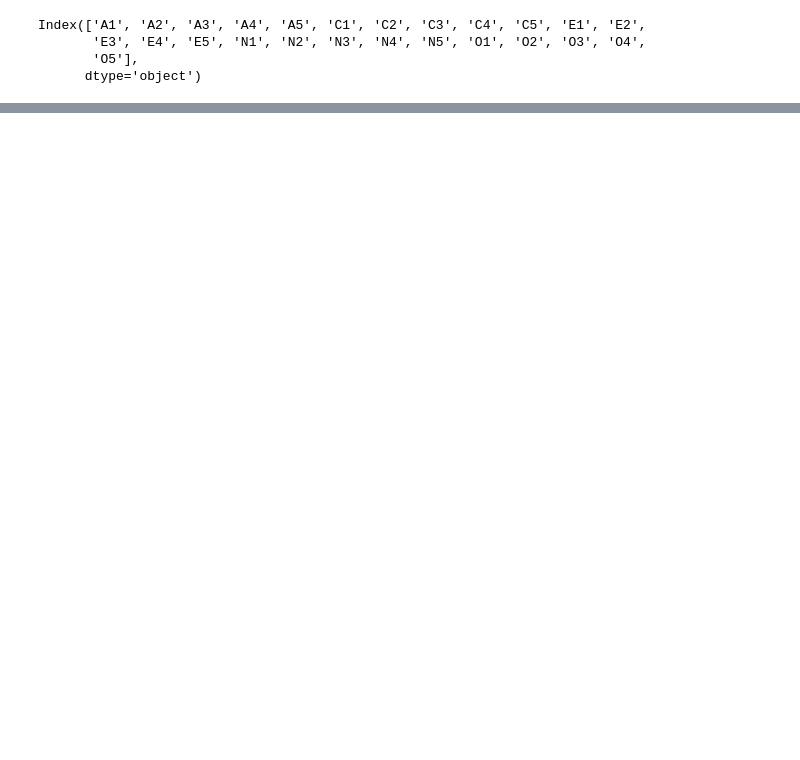
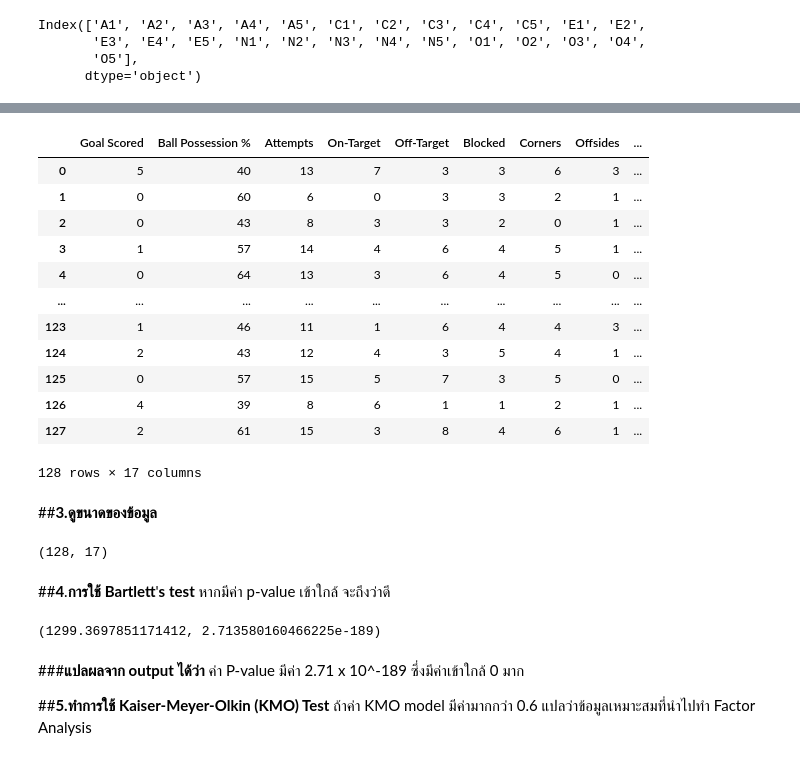
Before and after one commit to siriwat-heart/Multivariate, a Jupyter notebook: Chapter_5_Factor_Analysis.ipynb, the cells around one changed output, grey strips where cells are left out. Drawn from its saved outputs; the diff is of its cells as text; code cells hidden in the pictures; blank space fills up the shorter version.

```diff
--- a/Chapter_5_Factor_Analysis.ipynb
+++ b/Chapter_5_Factor_Analysis.ipynb
@@ -246,0 +271,40 @@ https://drive.google.com/file/d/1UORRKWMb8GCN455eJE_n9MvBHupnSVwv/view?usp=shari
+# %%
+sph_drop = sph3.iloc[:,3:20]
+sph_drop
+# %% [output]
+|  | Goal Scored | Ball Possession % | Attempts | On-Target | Off-Target | Blocked | Corners | Offsides | ... |
+| 0 | 5 | 40 | 13 | 7 | 3 | 3 | 6 | 3 | ... |
+| 1 | 0 | 60 | 6 | 0 | 3 | 3 | 2 | 1 | ... |
+| 2 | 0 | 43 | 8 | 3 | 3 | 2 | 0 | 1 | ... |
+| 3 | 1 | 57 | 14 | 4 | 6 | 4 | 5 | 1 | ... |
+| 4 | 0 | 64 | 13 | 3 | 6 | 4 | 5 | 0 | ... |
+| ... | ... | ... | ... | ... | ... | ... | ... | ... | ... |
+| 123 | 1 | 46 | 11 | 1 | 6 | 4 | 4 | 3 | ... |
+| 124 | 2 | 43 | 12 | 4 | 3 | 5 | 4 | 1 | ... |
+| 125 | 0 | 57 | 15 | 5 | 7 | 3 | 5 | 0 | ... |
+| 126 | 4 | 39 | 8 | 6 | 1 | 1 | 2 | 1 | ... |
+| 127 | 2 | 61 | 15 | 3 | 8 | 4 | 6 | 1 | ... |
+128 rows × 17 columns
+# %% [markdown]
+##**3.ดูขนาดของข้อมูล**
+# %%
+sph_drop.shape
+# %% [output]
+(128, 17)
+# %% [markdown]
+##**4**.**การใช้** **Bartlett**'**s** **test**
+หากมีค่า p-value เข้าใกล้ จะถึงว่าดี
+# %%
+from factor_analyzer.factor_analyzer import calculate_bartlett_sphericity
+
+chi_square_value,p_value = calculate_bartlett_sphericity(sph_drop)
+
+chi_square_value, p_value
+# %% [output]
+(1299.3697851171412, 2.713580160466225e-189)
+# %% [markdown]
+###**แปลผลจาก output ได้ว่า**
+ค่า P-value มีค่า 2.71 x 10^-189 ซึ่งมีค่าเข้าใกล้ 0 มาก
+
+##**5.ทำการใช้ Kaiser-Meyer-Olkin (KMO) Test**
+ถ้าค่า KMO model มีค่ามากกว่า 0.6 แปลว่าข้อมูลเหมาะสมที่นำไปทำ Factor Analysis
```
Also changed, not shown: parts of 39 cells of this notebook.
